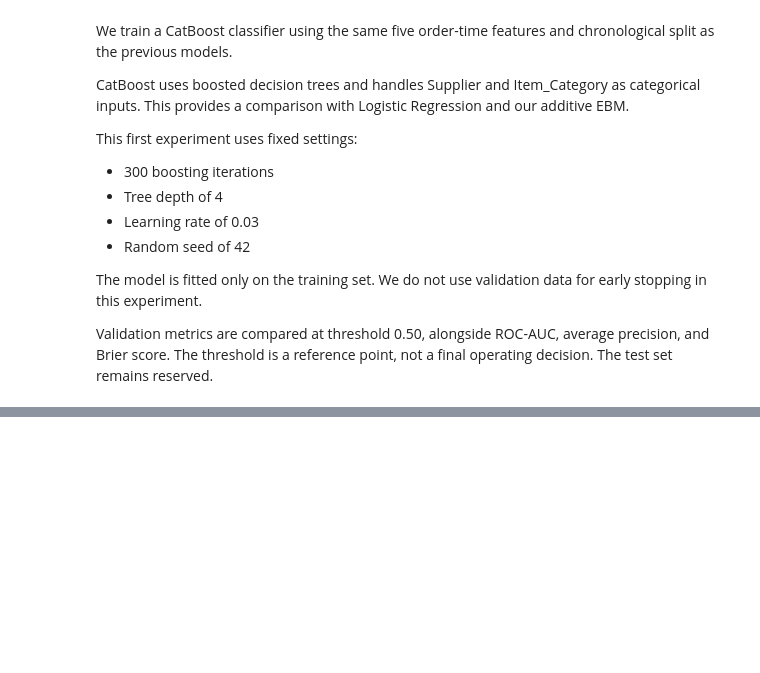
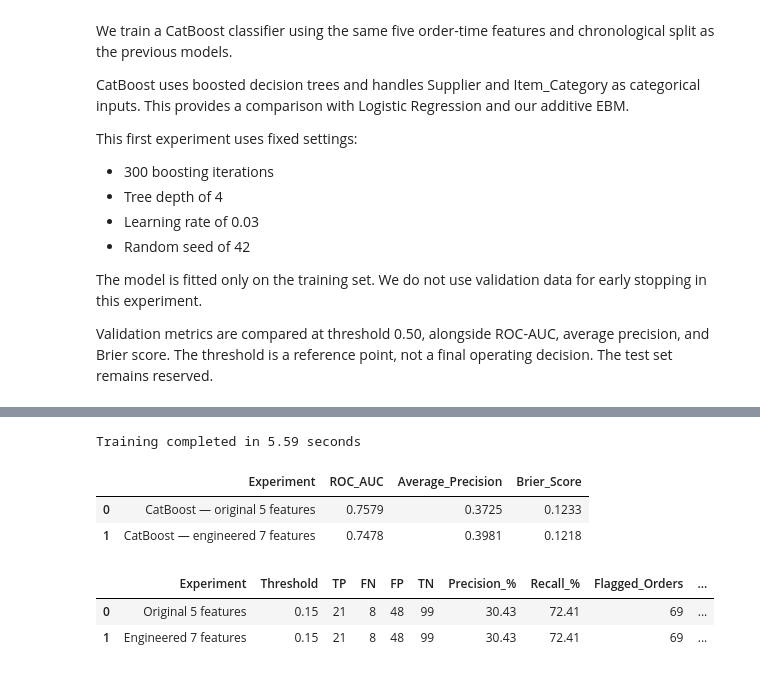
Before and after one commit to ahmasaidMDT/procuresight-ai, a Jupyter notebook: notebooks/04_compliance_modelling.ipynb, the cells around one changed output, grey strips where cells are left out. Saved outputs shown, nothing was run; the diff lists cells and outputs as text; code cells hidden in the pictures; blank space fills up the shorter version.

```diff
--- a/notebooks/04_compliance_modelling.ipynb
+++ b/notebooks/04_compliance_modelling.ipynb
@@ -1434,0 +1762,78 @@ Training completed in 4.26 seconds
+# %%
+# Reuse the original CatBoost settings, changing only the input features.
+catboost_engineered_model = CatBoostClassifier(
+    **catboost_model.get_params()
+)
+
+start = perf_counter()
+
+catboost_engineered_model.fit(
+    X_train_engineered[ENGINEERED_FEATURES],
+    y_train,
+)
+
+print(f"Training completed in {perf_counter() - start:.2f} seconds")
+
+positive_index = list(catboost_engineered_model.classes_).index(1)
+
+catboost_engineered_probability = (
+    catboost_engineered_model.predict_proba(
+        X_validation_engineered[ENGINEERED_FEATURES]
+    )[:, positive_index]
+)
+
+feature_comparison_rows = []
+
+for experiment, probabilities in {
+    "CatBoost — original 5 features": catboost_probability,
+    "CatBoost — engineered 7 features": catboost_engineered_probability,
+}.items():
+    feature_comparison_rows.append({
+        "Experiment": experiment,
+        "ROC_AUC": roc_auc_score(y_validation, probabilities),
+        "Average_Precision": average_precision_score(
+            y_validation, probabilities
+        ),
+        "Brier_Score": brier_score_loss(
+            y_validation, probabilities
+        ),
+    })
+
+feature_comparison_results = pd.DataFrame(feature_comparison_rows)
+display(feature_comparison_results.round(4))
+
+# Compare both versions at the same exploratory threshold.
+feature_threshold_rows = []
+
+for experiment, probabilities in {
+    "Original 5 features": catboost_probability,
+    "Engineered 7 features": catboost_engineered_probability,
+}.items():
+    prediction = (probabilities >= 0.15).astype(int)
+
+    tn, fp, fn, tp = confusion_matrix(
+        y_validation, prediction, labels=[0, 1]
+    ).ravel()
+
+    feature_threshold_rows.append({
+        "Experiment": experiment,
+        "Threshold": 0.15,
+        "TP": tp,
+        "FN": fn,
+        "FP": fp,
+        "TN": tn,
+        "Precision_%": 100 * tp / (tp + fp) if tp + fp else np.nan,
+        "Recall_%": 100 * tp / (tp + fn) if tp + fn else np.nan,
+        "Flagged_Orders": int(prediction.sum()),
+        "Review_Workload_%": 100 * prediction.mean(),
+    })
+
+display(pd.DataFrame(feature_threshold_rows).round(2))
+# %% [output]
+Training completed in 5.59 seconds
+|  | Experiment | ROC_AUC | Average_Precision | Brier_Score |
+| 0 | CatBoost — original 5 features | 0.7579 | 0.3725 | 0.1233 |
+| 1 | CatBoost — engineered 7 features | 0.7478 | 0.3981 | 0.1218 |
+|  | Experiment | Threshold | TP | FN | FP | TN | Precision_% | Recall_% | Flagged_Orders | ... |
+| 0 | Original 5 features | 0.15 | 21 | 8 | 48 | 99 | 30.43 | 72.41 | 69 | ... |
+| 1 | Engineered 7 features | 0.15 | 21 | 8 | 48 | 99 | 30.43 | 72.41 | 69 | ... |
```
Also changed, not shown: parts of 20 cells of this notebook.
